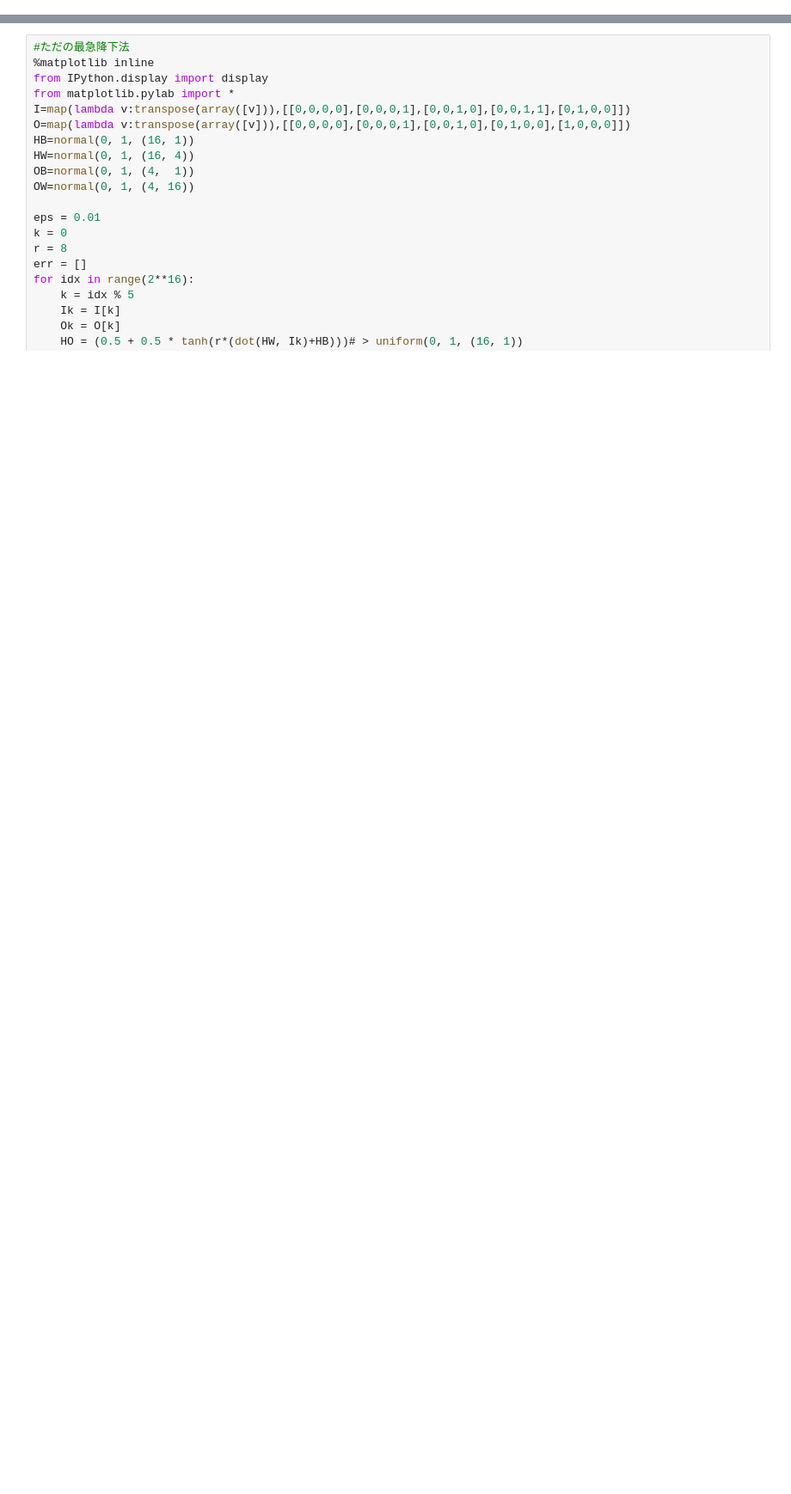
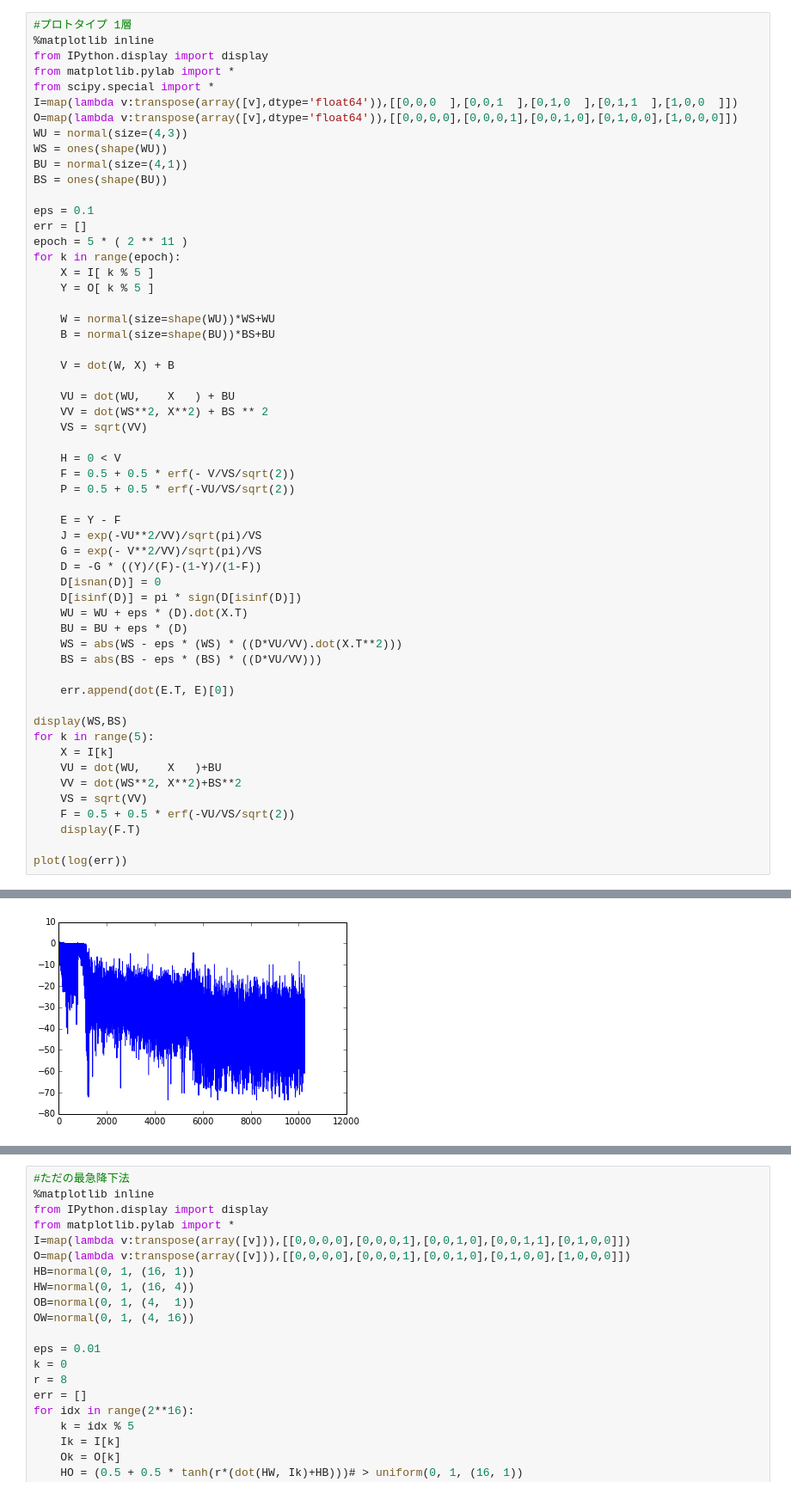
Before and after one commit to backshed/-, a Jupyter notebook: work/基礎/交差エントロピーでNN.ipynb, the cells around one changed output, grey strips where cells are left out. Shown at 86% size. Drawn from its saved outputs; the diff is of its cells as text; blank space fills up the shorter version.

```diff
--- a/work/基礎/交差エントロピーでNN.ipynb
+++ b/work/基礎/交差エントロピーでNN.ipynb
@@ -102,0 +128,57 @@ array([[ 0.98646158],
+# %%
+#プロトタイプ 1層
+%matplotlib inline
+from IPython.display import display
+from matplotlib.pylab import *
+from scipy.special import *
+I=map(lambda v:transpose(array([v],dtype='float64')),[[0,0,0  ],[0,0,1  ],[0,1,0  ],[0,1,1  ],[1,0,0  ]])
+O=map(lambda v:transpose(array([v],dtype='float64')),[[0,0,0,0],[0,0,0,1],[0,0,1,0],[0,1,0,0],[1,0,0,0]])
+WU = normal(size=(4,3))
+WS = ones(shape(WU))
+BU = normal(size=(4,1))
+BS = ones(shape(BU))
+
+eps = 0.1
+err = []
+epoch = 5 * ( 2 ** 11 )
+for k in range(epoch):
+    X = I[ k % 5 ]
+    Y = O[ k % 5 ]
+
+    W = normal(size=shape(WU))*WS+WU
+    B = normal(size=shape(BU))*BS+BU
+
+    V = dot(W, X) + B
+
+    VU = dot(WU,    X   ) + BU
+    VV = dot(WS**2, X**2) + BS ** 2
+    VS = sqrt(VV)
+
+    H = 0 < V
+    F = 0.5 + 0.5 * erf(- V/VS/sqrt(2))
+    P = 0.5 + 0.5 * erf(-VU/VS/sqrt(2))
+
+    E = Y - F
+    J = exp(-VU**2/VV)/sqrt(pi)/VS
+    G = exp(- V**2/VV)/sqrt(pi)/VS
+    D = -G * ((Y)/(F)-(1-Y)/(1-F))
+    D[isnan(D)] = 0
+    D[isinf(D)] = pi * sign(D[isinf(D)])
+    WU = WU + eps * (D).dot(X.T)
+    BU = BU + eps * (D)
+    WS = abs(WS - eps * (WS) * ((D*VU/VV).dot(X.T**2)))
+    BS = abs(BS - eps * (BS) * ((D*VU/VV)))
+
+    err.append(dot(E.T, E)[0])
+
+display(WS,BS)
+for k in range(5):
+    X = I[k]
+    VU = dot(WU,    X   )+BU
+    VV = dot(WS**2, X**2)+BS**2
+    VS = sqrt(VV)
+    F = 0.5 + 0.5 * erf(-VU/VS/sqrt(2))
+    display(F.T)
+
+plot(log(err))
+# %% [output]
@@ -103,3 +203,4 @@ array([[ 0.98646158],
+[figure, added]
 # %%
 #角層クロスエントロピー
 %matplotlib inline
```
Also changed, not shown: parts of 8 cells of this notebook, 1 other file.
